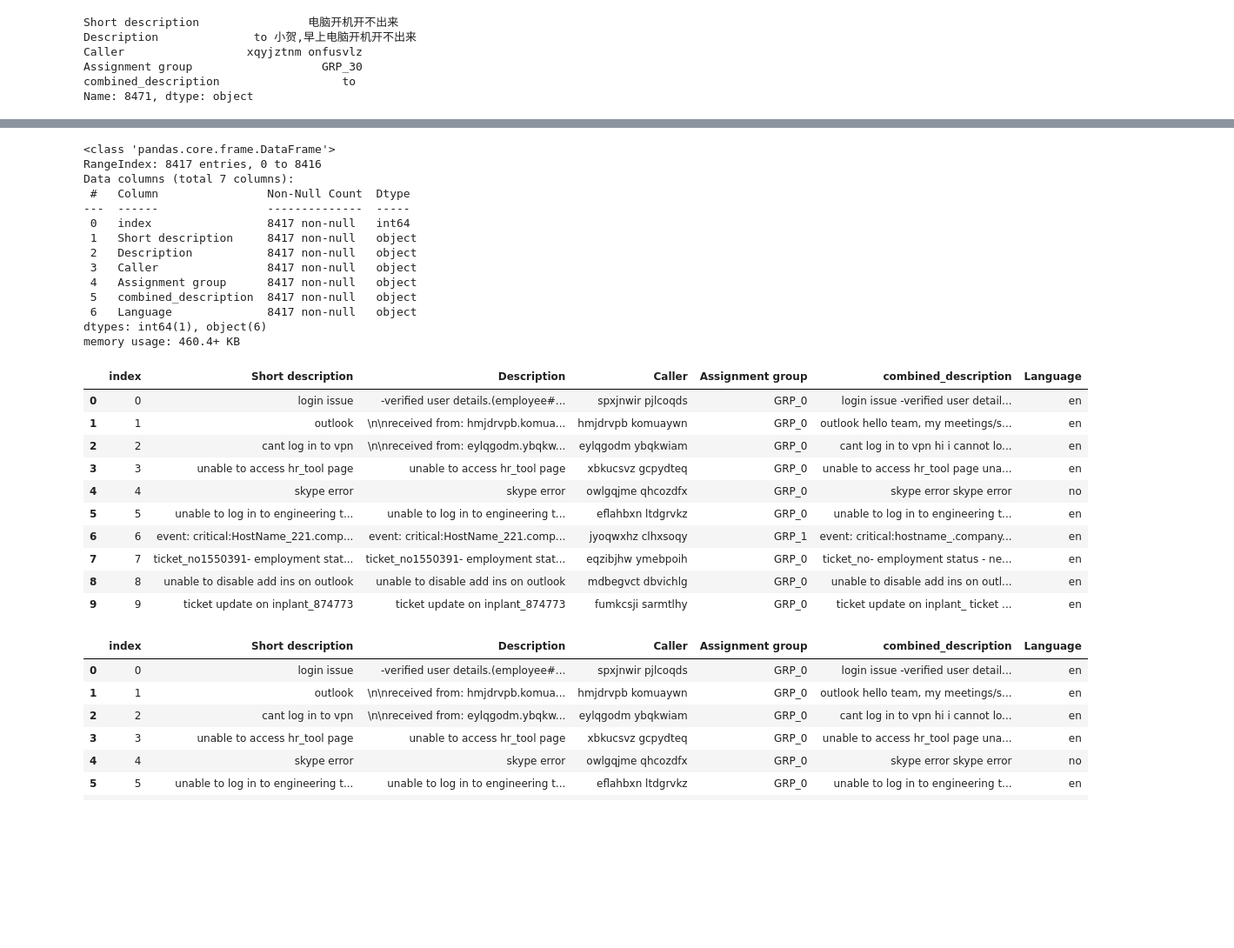
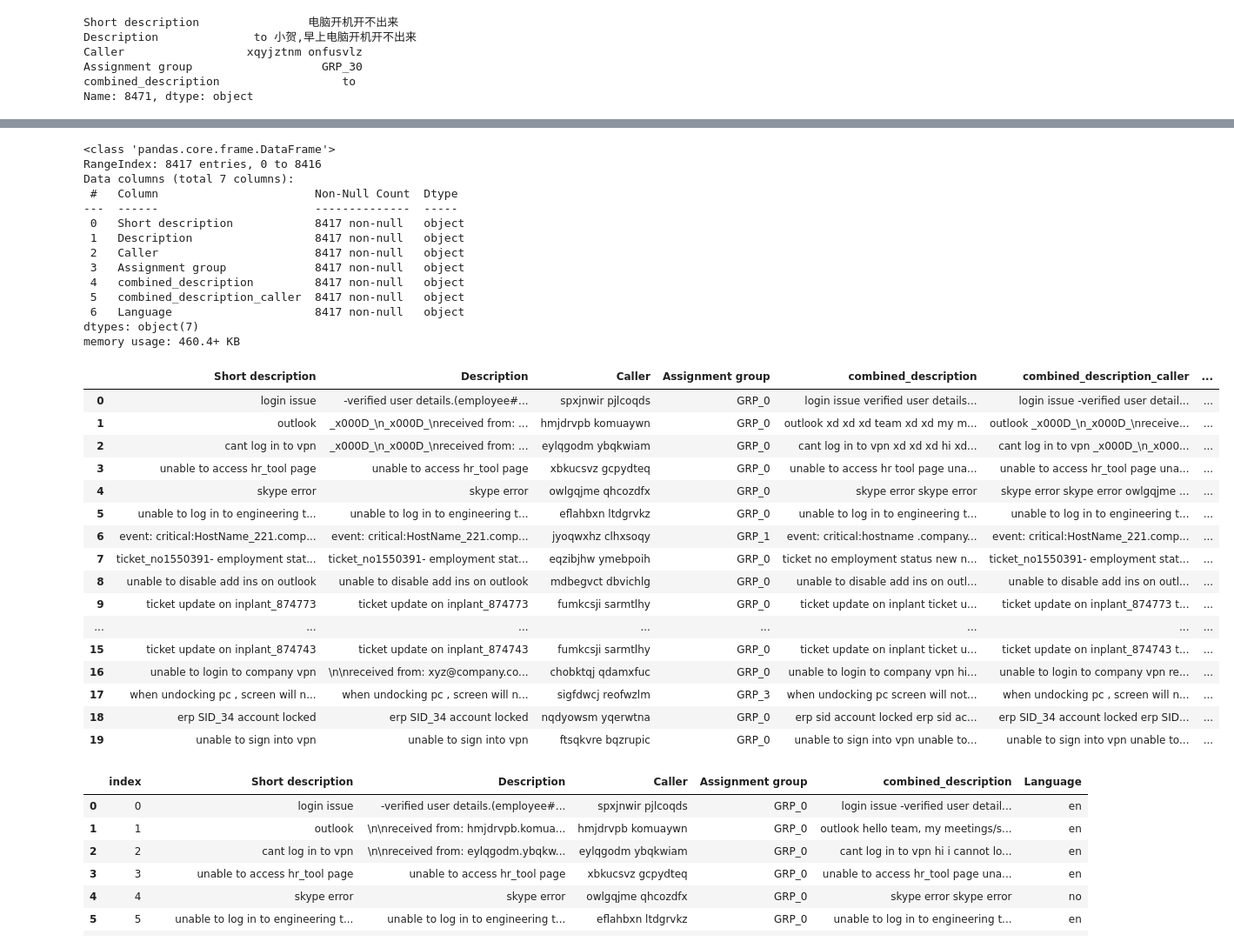
Before and after one commit to pbhuch/GL_DecA_G4_NLP1, a Jupyter notebook: GL_DecA_G4_NLP1.ipynb, the cells around one changed output, grey strips where cells are left out. Shown at 87% size. Drawn from its saved outputs; the diff is of its cells as text; code cells hidden in the pictures; blank space fills up the shorter version.

Commit message:
Updated functions and Ran end to end till Word Embedding

```diff
--- a/GL_DecA_G4_NLP1.ipynb
+++ b/GL_DecA_G4_NLP1.ipynb
@@ -476,0 +377,2 @@ dataset1.to_csv("dataset_combined.csv")
+# %%
+dataset1 = pd.read_csv('/content/sample_data/dataset1_combined.csv')
@@ -476,0 +396,3 @@ dataset1.to_csv("dataset_combined.csv")
+# %%
+dataset1.fillna(str(), inplace=True)
+dataset1.isnull().sum()
@@ -476,0 +408,2 @@ dataset1.to_csv("dataset_combined.csv")
+# %%
+dataset1.drop(columns='Unnamed: 0',axis=1,inplace=True)
@@ -596,6 +591,12 @@ def fn_remove_irrelaventWords(df,columnName):
     df[columnName][index] = re.sub(r'&;?', 'and',df.loc[index,columnName])                      # remove &
     df[columnName][index] = re.sub(r'\&\w*;', '', df.loc[index,columnName])                     # remove HTML special entities (e.g. &amp;)
     df[columnName][index] = re.sub(r'https?:\/\/.*\/\w*', '', df.loc[index,columnName])         # remove hyperlinks
+    df[columnName][index] = re.sub(r"hello",' ',df.loc[index,columnName])                       # remove 'hello' word
+    df[columnName][index] = re.sub(r"_",' ',df.loc[index,columnName])                           # remove _
+    df[columnName][index] = re.sub(r"-",' ',df.loc[index,columnName])                           # remove -
+    df[columnName][index] = re.sub(r",",' ',df.loc[index,columnName])
+    df[columnName][index] = re.sub(r"\(",' ',df.loc[index,columnName])
+    df[columnName][index] = re.sub(r"\)",' ',df.loc[index,columnName])
   return df
 # %%
 dataset1.info()
@@ -603,33 +604,39 @@ dataset1.info()
 <class 'pandas.core.frame.DataFrame'>
 RangeIndex: 8417 entries, 0 to 8416
 Data columns (total 7 columns):
- #   Column                Non-Null Count  Dtype
----  ------                --------------  -----
- 0   index                 8417 non-null   int64
- 1   Short description     8417 non-null   object
- 2   Description           8417 non-null   object
- 3   Caller                8417 non-null   object
- 4   Assignment group      8417 non-null   object
- 5   combined_description  8417 non-null   object
- 6   Language              8417 non-null   object
-dtypes: int64(1), object(6)
+ #   Column                       Non-Null Count  Dtype
+---  ------                       --------------  -----
+ 0   Short description            8417 non-null   object
+ 1   Description                  8417 non-null   object
+ 2   Caller                       8417 non-null   object
+ 3   Assignment group             8417 non-null   object
+ 4   combined_description         8417 non-null   object
+ 5   combined_description_caller  8417 non-null   object
+ 6   Language                     8417 non-null   object
+dtypes: object(7)
 memory usage: 460.4+ KB
 # %%
 df_clean = fn_remove_irrelaventWords(dataset1,'combined_description')
 # %%
-df_clean.head(10)
+df_clean.head(20)
 # %% [output]
-|  | index | Short description | Description | Caller | Assignment group | combined_description | Language |
-| 0 | 0 | login issue | -verified user details.(employee#... | spxjnwir pjlcoqds | GRP_0 | login issue -verified user detail... | en |
-| 1 | 1 | outlook | \n\nreceived from: hmjdrvpb.komua... | hmjdrvpb komuaywn | GRP_0 | outlook hello team, my meetings/s... | en |
-| 2 | 2 | cant log in to vpn | \n\nreceived from: eylqgodm.ybqkw... | eylqgodm ybqkwiam | GRP_0 | cant log in to vpn hi i cannot lo... | en |
-| 3 | 3 | unable to access hr_tool page | unable to access hr_tool page | xbkucsvz gcpydteq | GRP_0 | unable to access hr_tool page una... | en |
-| 4 | 4 | skype error | skype error | owlgqjme qhcozdfx | GRP_0 | skype error skype error | no |
-| 5 | 5 | unable to log in to engineering t... | unable to log in to engineering t... | eflahbxn ltdgrvkz | GRP_0 | unable to log in to engineering t... | en |
-| 6 | 6 | event: critical:HostName_221.comp... | event: critical:HostName_221.comp... | jyoqwxhz clhxsoqy | GRP_1 | event: critical:hostname_.company... | en |
-| 7 | 7 | ticket_no1550391- employment stat... | ticket_no1550391- employment stat... | eqzibjhw ymebpoih | GRP_0 | ticket_no- employment status - ne... | en |
-| 8 | 8 | unable to disable add ins on outlook | unable to disable add ins on outlook | mdbegvct dbvichlg | GRP_0 | unable to disable add ins on outl... | en |
-| 9 | 9 | ticket update on inplant_874773 | ticket update on inplant_874773 | fumkcsji sarmtlhy | GRP_0 | ticket update on inplant_ ticket ... | en |
+|  | Short description | Description | Caller | Assignment group | combined_description | combined_description_caller | ... |
+| 0 | login issue | -verified user details.(employee#... | spxjnwir pjlcoqds | GRP_0 | login issue verified user details... | login issue -verified user detail... | ... |
+| 1 | outlook | _x000D_\n_x000D_\nreceived from: ... | hmjdrvpb komuaywn | GRP_0 | outlook xd xd xd team xd xd my m... | outlook _x000D_\n_x000D_\nreceive... | ... |
+| 2 | cant log in to vpn | _x000D_\n_x000D_\nreceived from: ... | eylqgodm ybqkwiam | GRP_0 | cant log in to vpn xd xd xd hi xd... | cant log in to vpn _x000D_\n_x000... | ... |
+| 3 | unable to access hr_tool page | unable to access hr_tool page | xbkucsvz gcpydteq | GRP_0 | unable to access hr tool page una... | unable to access hr_tool page una... | ... |
+| 4 | skype error | skype error | owlgqjme qhcozdfx | GRP_0 | skype error skype error | skype error skype error owlgqjme ... | ... |
+| 5 | unable to log in to engineering t... | unable to log in to engineering t... | eflahbxn ltdgrvkz | GRP_0 | unable to log in to engineering t... | unable to log in to engineering t... | ... |
+| 6 | event: critical:HostName_221.comp... | event: critical:HostName_221.comp... | jyoqwxhz clhxsoqy | GRP_1 | event: critical:hostname .company... | event: critical:HostName_221.comp... | ... |
+| 7 | ticket_no1550391- employment stat... | ticket_no1550391- employment stat... | eqzibjhw ymebpoih | GRP_0 | ticket no employment status new n... | ticket_no1550391- employment stat... | ... |
+| 8 | unable to disable add ins on outlook | unable to disable add ins on outlook | mdbegvct dbvichlg | GRP_0 | unable to disable add ins on outl... | unable to disable add ins on outl... | ... |
+| 9 | ticket update on inplant_874773 | ticket update on inplant_874773 | fumkcsji sarmtlhy | GRP_0 | ticket update on inplant ticket u... | ticket update on inplant_874773 t... | ... |
+| ... | ... | ... | ... | ... | ... | ... | ... |
+| 15 | ticket update on inplant_874743 | ticket update on inplant_874743 | fumkcsji sarmtlhy | GRP_0 | ticket update on inplant ticket u... | ticket update on inplant_874743 t... | ... |
+| 16 | unable to login to company vpn | \n\nreceived from: xyz@company.co... | chobktqj qdamxfuc | GRP_0 | unable to login to company vpn hi... | unable to login to company vpn re... | ... |
+| 17 | when undocking pc , screen will n... | when undocking pc , screen will n... | sigfdwcj reofwzlm | GRP_3 | when undocking pc screen will not... | when undocking pc , screen will n... | ... |
+| 18 | erp SID_34 account locked | erp SID_34 account locked | nqdyowsm yqerwtna | GRP_0 | erp sid account locked erp sid ac... | erp SID_34 account locked erp SID... | ... |
+| 19 | unable to sign into vpn | unable to sign into vpn | ftsqkvre bqzrupic | GRP_0 | unable to sign into vpn unable to... | unable to sign into vpn unable to... | ... |
 # %%
 dataset1.head(10)
 # %% [output]
```
Also changed, not shown: parts of 54 cells of this notebook.
